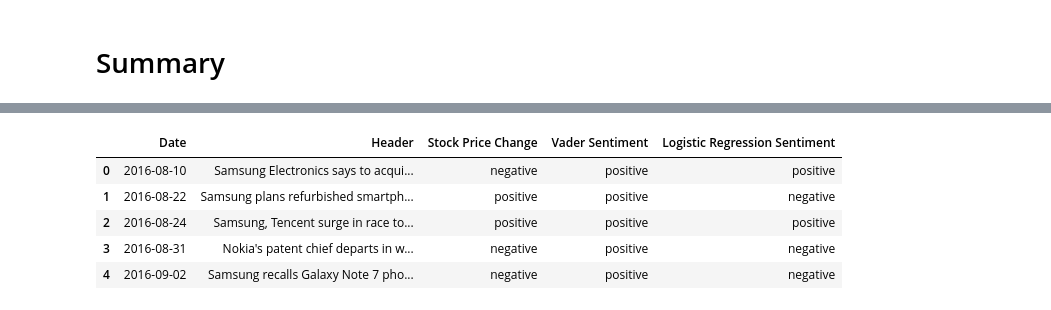
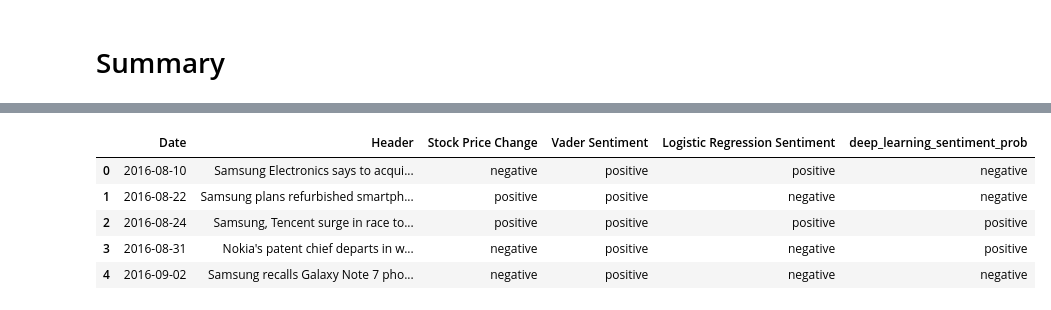
Before and after one commit to anair123/NLP-Final-Project, a Jupyter notebook: NLP Project/Samsung.ipynb, the cells around one changed output, grey strips where cells are left out. Saved outputs shown, nothing was run; the diff lists cells and outputs as text; code cells hidden in the pictures.

```diff
--- a/NLP Project/Samsung.ipynb
+++ b/NLP Project/Samsung.ipynb
@@ -421,0 +633,7 @@ df['sentiment_prob'] = sentiment_prob
+# %%
+# %% -------------------------------------- Training Prep ----------------------------------------------------------
+model = CNN(len(token_ids)).to(device)
+look_up_table = get_glove_table(token_ids, glove_embeddings)
+model.embedding.weight.data.copy_(look_up_table)
+optimizer = torch.optim.Adam(model.parameters(), lr=args.lr)
+criterion = nn.CrossEntropyLoss()
@@ -421,0 +696,17 @@ df['sentiment_prob'] = sentiment_prob
+# %%
+
+x = None
+deep_learning_sentiment_prob = []
+
+for i in df.iloc[:,7]:
+
+
+  test = convert_to_ids([i.lower()], token_ids, args.seq_len)
+
+
+  test = torch.LongTensor(test).to(device)
+  pred = model(test).cpu().detach().numpy()[0]
+  print(pred)
+
+  x = softmax(pred)
+  deep_learning_sentiment_prob.append(x[1])
@@ -421,0 +726,3 @@ df['sentiment_prob'] = sentiment_prob
+# %%
+df['deep_learning_sentiment_prob'] = deep_learning_sentiment_prob
+df
@@ -446,14 +767,15 @@ df.head()
 df['Vader Sentiment'] = df['Vader Sentiment Score'].apply(lambda x: "positive" if x>0 else "negative")
 df['Logistic Regression Sentiment'] = df['sentiment_prob'].apply(lambda x: "positive" if x>0.5 else "negative")
 df['Stock Price Change'] = df['% Change in Stock Price Per Day'].apply(lambda x: "positive" if x>0 else "negative")
+df['deep_learning_sentiment_prob'] = df['deep_learning_sentiment_prob'].apply(lambda x: "positive" if x>0.5 else "negative")
 # %%
-columns = ['Date','Header','Stock Price Change', 'Vader Sentiment', 'Logistic Regression Sentiment']
+columns = ['Date','Header','Stock Price Change', 'Vader Sentiment', 'Logistic Regression Sentiment','deep_learning_sentiment_prob']
 df_summary = df[columns]
 df_summary.head()
 # %% [output]
-|  | Date | Header | Stock Price Change | Vader Sentiment | Logistic Regression Sentiment |
-| 0 | 2016-08-10 | Samsung Electronics says to acqui... | negative | positive | positive |
-| 1 | 2016-08-22 | Samsung plans refurbished smartph... | positive | positive | negative |
-| 2 | 2016-08-24 | Samsung, Tencent surge in race to... | positive | positive | positive |
-| 3 | 2016-08-31 | Nokia's patent chief departs in w... | negative | positive | negative |
-| 4 | 2016-09-02 | Samsung recalls Galaxy Note 7 pho... | negative | positive | negative |
+|  | Date | Header | Stock Price Change | Vader Sentiment | Logistic Regression Sentiment | deep_learning_sentiment_prob |
+| 0 | 2016-08-10 | Samsung Electronics says to acqui... | negative | positive | positive | negative |
+| 1 | 2016-08-22 | Samsung plans refurbished smartph... | positive | positive | negative | negative |
+| 2 | 2016-08-24 | Samsung, Tencent surge in race to... | positive | positive | positive | positive |
+| 3 | 2016-08-31 | Nokia's patent chief departs in w... | negative | positive | negative | positive |
+| 4 | 2016-09-02 | Samsung recalls Galaxy Note 7 pho... | negative | positive | negative | negative |
```
Also changed, not shown: parts of 19 cells of this notebook.
